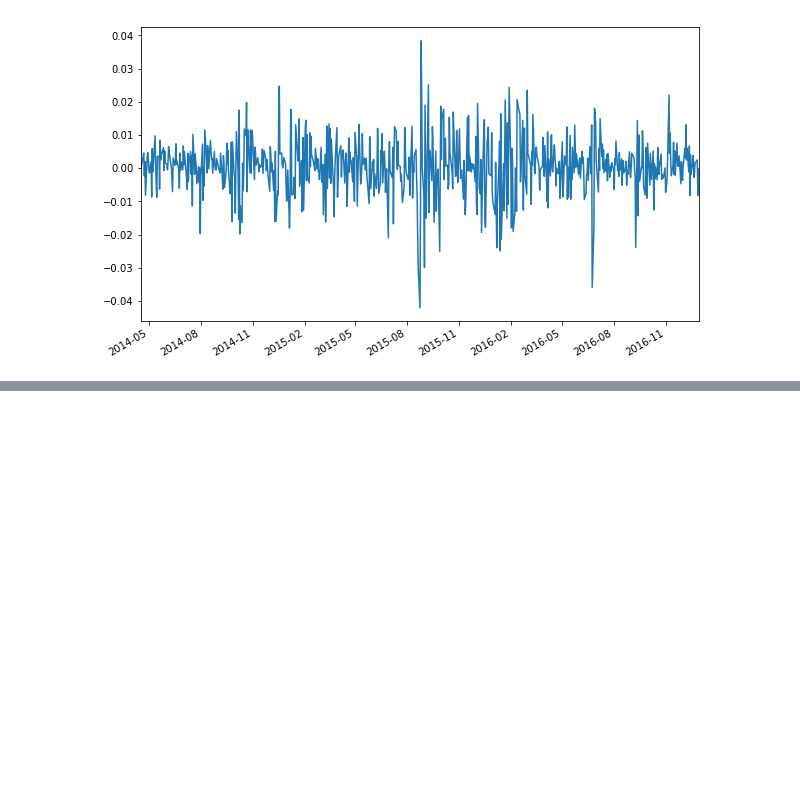
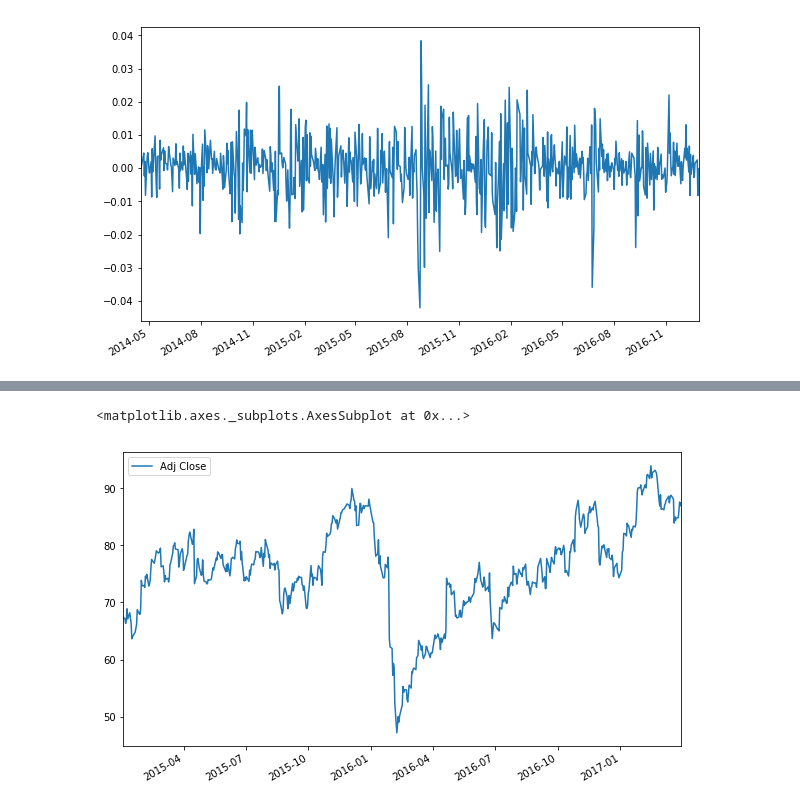
Before and after one commit to ahorjia/RTStock, a Jupyter notebook: TAPython/CF.ipynb, the cells around one changed output, grey strips where cells are left out. Cells and saved outputs as stored; diff of their text form; code cells hidden in the pictures; blank space fills up the shorter version.

```diff
--- a/TAPython/CF.ipynb
+++ b/TAPython/CF.ipynb
@@ -361,0 +395,5 @@ spy_daily_return.fillna(method='bfill', inplace=True)
+# %%
+now2.plot()
+# %% [output]
+<matplotlib.axes._subplots.AxesSubplot at 0x...>
+[figure, added]
```
Also changed, not shown: parts of 25 cells of this notebook.
